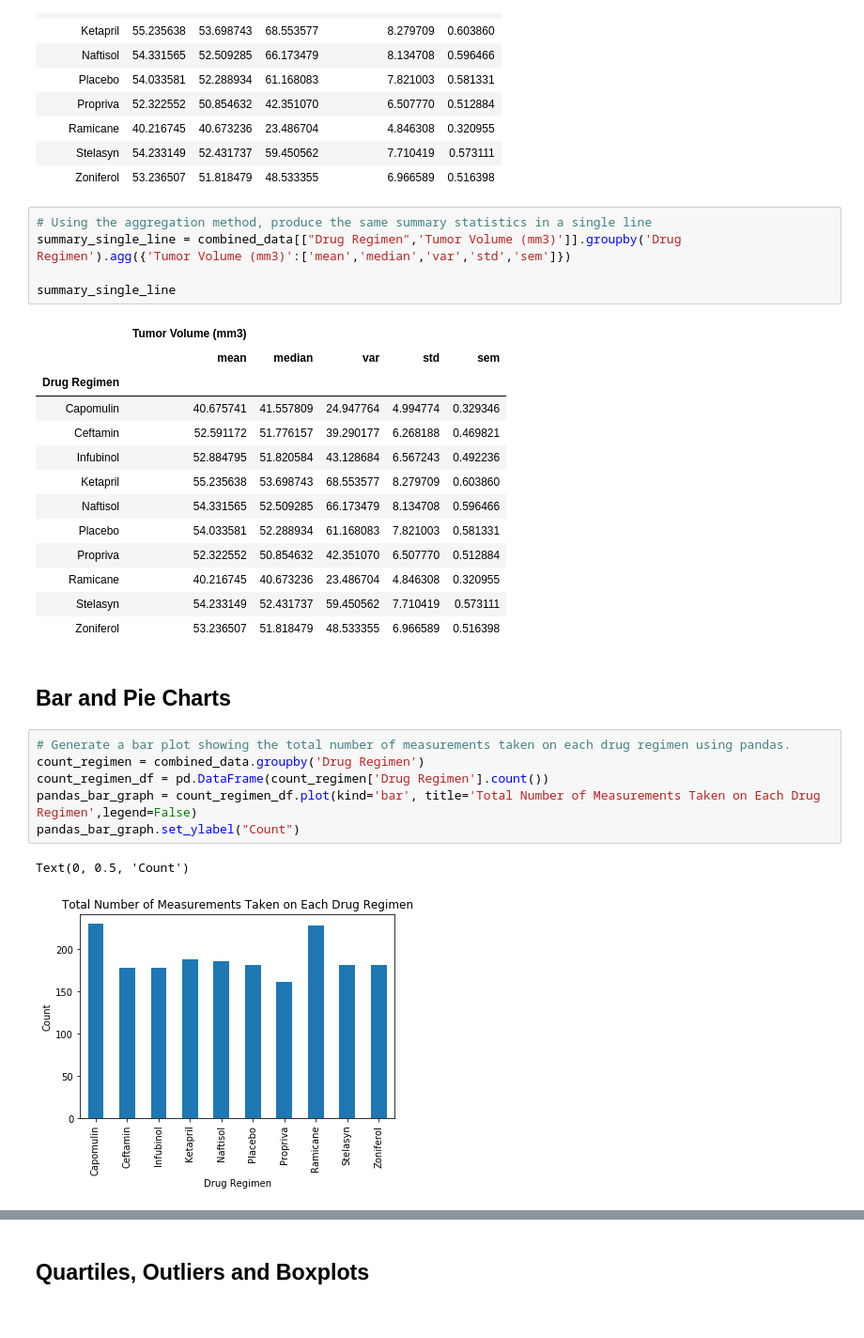
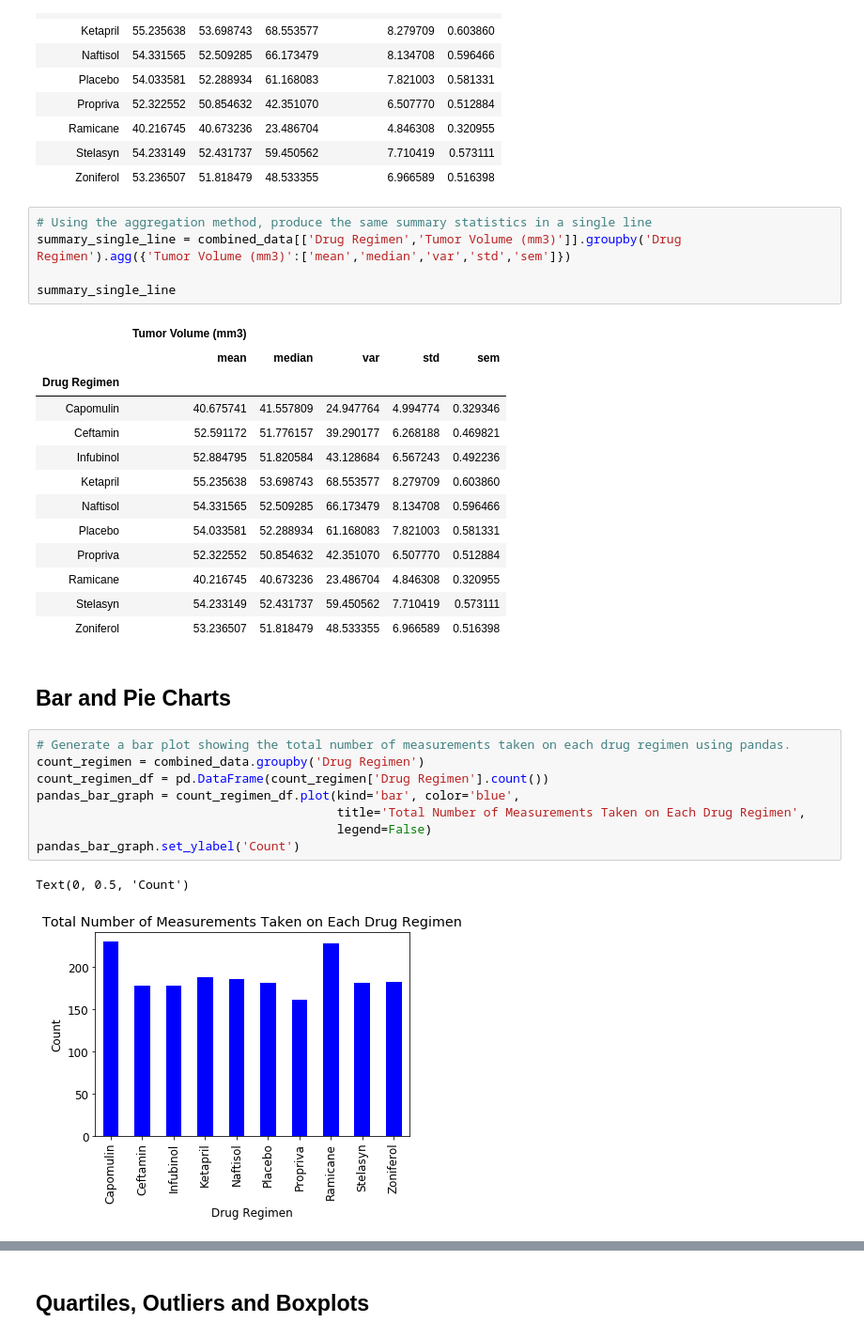
Before and after one commit to tnguyen0306/Matplotlib-The-Power-of-Plots, a Jupyter notebook: pymaceuticals_starter.ipynb, the cells around one changed output, grey strips where cells are left out. Shown at 94% size. Saved outputs shown, nothing was run; the diff lists cells and outputs as text.

```diff
--- a/pymaceuticals_starter.ipynb
+++ b/pymaceuticals_starter.ipynb
@@ -131,7 +131,7 @@ summary_table
 | Zoniferol | 53.236507 | 51.818479 | 48.533355 | 6.966589 | 0.516398 |
 # %%
 # Using the aggregation method, produce the same summary statistics in a single line
-summary_single_line = combined_data[["Drug Regimen",'Tumor Volume (mm3)']].groupby('Drug Regimen').agg({'Tumor Volume (mm3)':['mean','median','var','std','sem']})
+summary_single_line = combined_data[['Drug Regimen','Tumor Volume (mm3)']].groupby('Drug Regimen').agg({'Tumor Volume (mm3)':['mean','median','var','std','sem']})
 
 summary_single_line
 # %% [output]
@@ -153,12 +153,14 @@ summary_single_line
 # %%
 # Generate a bar plot showing the total number of measurements taken on each drug regimen using pandas.
 count_regimen = combined_data.groupby('Drug Regimen')
 count_regimen_df = pd.DataFrame(count_regimen['Drug Regimen'].count())
-pandas_bar_graph = count_regimen_df.plot(kind='bar', title='Total Number of Measurements Taken on Each Drug Regimen',legend=False)
-pandas_bar_graph.set_ylabel("Count")
+pandas_bar_graph = count_regimen_df.plot(kind='bar', color='blue',
+                                         title='Total Number of Measurements Taken on Each Drug Regimen',
+                                         legend=False)
+pandas_bar_graph.set_ylabel('Count')
 # %% [output]
 Text(0, 0.5, 'Count')
-[figure, old version]
+[figure, new version]
 # %%
 # Generate a bar plot showing the total number of measurements taken on each drug regimen using pyplot.
 x_axis = np.arange(len(count_regimen_df))
```
Also changed, not shown: parts of 4 cells of this notebook.
